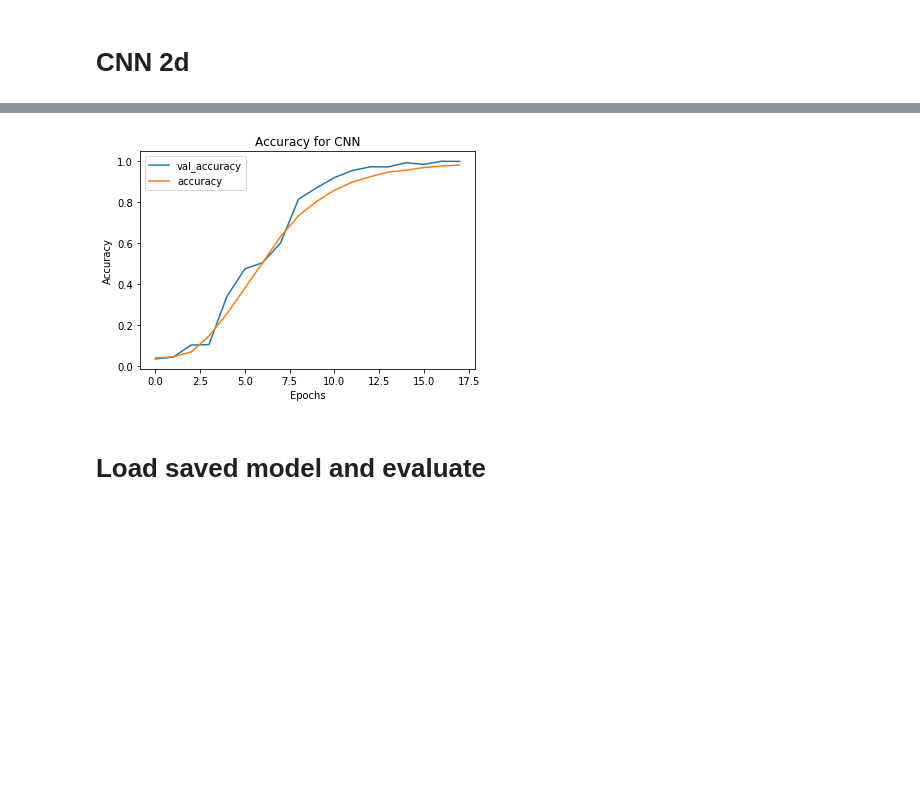
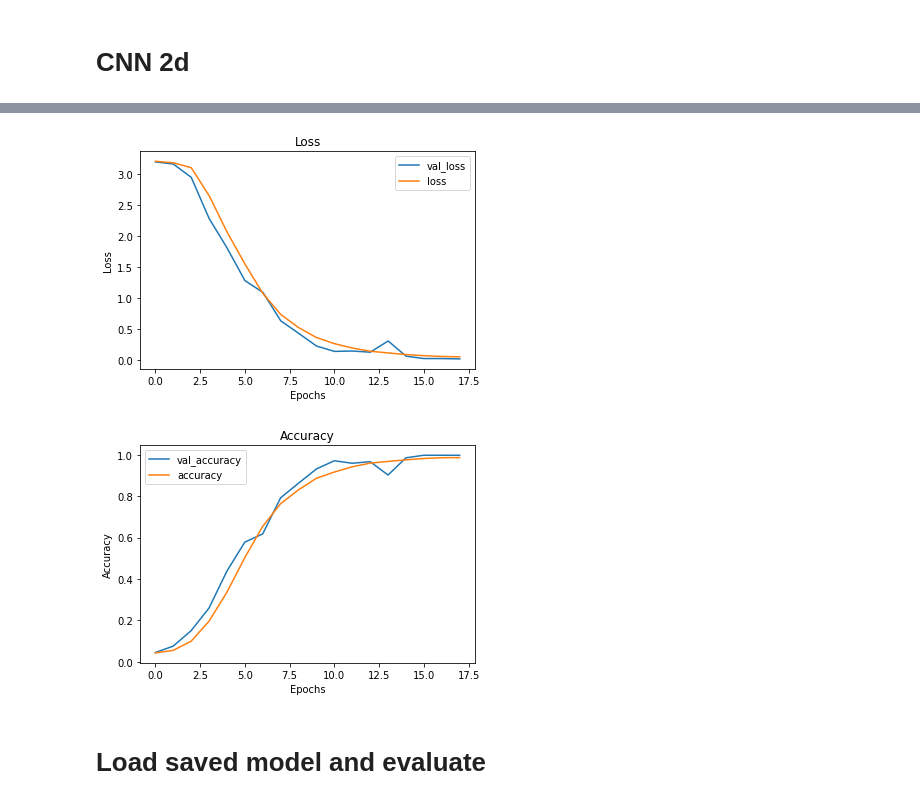
Before and after one commit to alex21738/Image_Classification-American_Sign_Language, a Jupyter notebook: ASL image classification.ipynb, the cells around one changed output, grey strips where cells are left out. Cells and saved outputs as stored; diff of their text form; code cells hidden in the pictures; blank space fills up the shorter version.

```diff
--- a/ASL image classification.ipynb
+++ b/ASL image classification.ipynb
@@ -385,18 +377,11 @@ Total params: 102,553
 Trainable params: 102,553
 Non-trainable params: 0
 _________________________________________________________________
-# %%
-history = results.history
-plt.figure()
-plt.plot(history['val_accuracy'])
-plt.plot(history['accuracy'])
-plt.legend(['val_accuracy', 'accuracy'])
-plt.title('Accuracy for CNN')
-plt.xlabel('Epochs')
-plt.ylabel('Accuracy')
-plt.show()
-# %% [output]
-[figure, removed]
+# %%
+ca.visualize_training_results(results)
+# %% [output]
+[figure, added]
+[figure, added]
 # %% [markdown]
 # Load saved model and evaluate
 # %%
```
Also changed, not shown: parts of 20 cells of this notebook, 1 other file.
